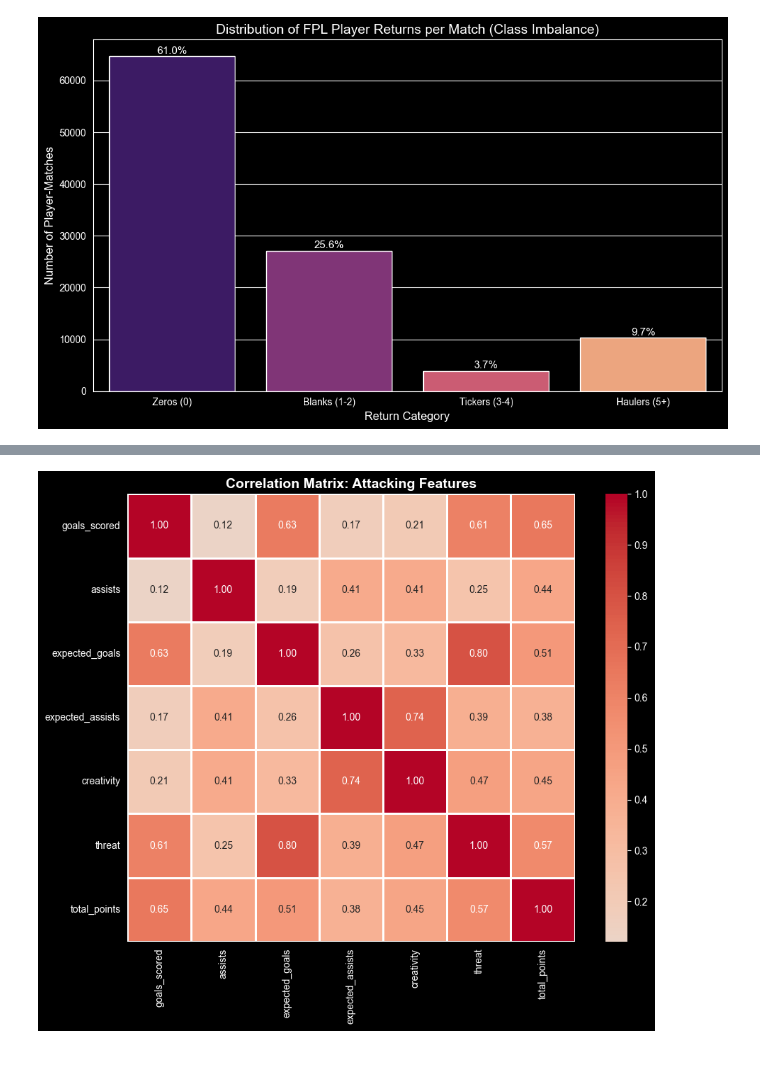
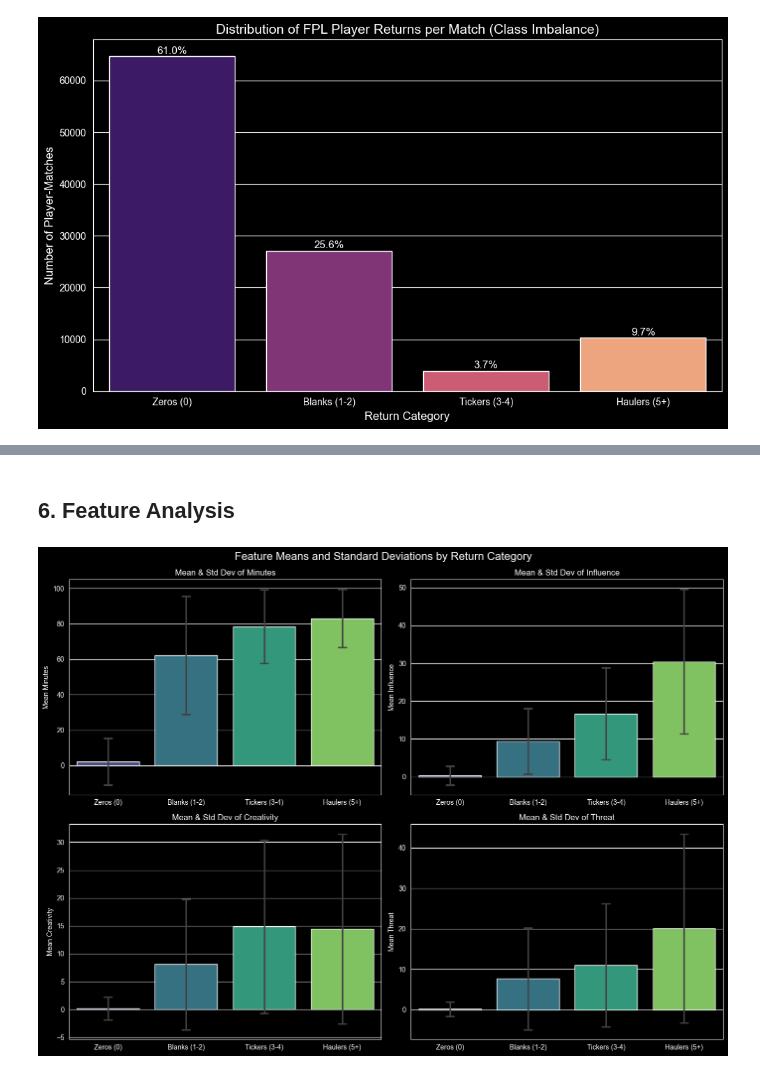
Before and after one commit to ChuckySRB/FPL-ML, a Jupyter notebook: notebooks/01_exploratory_data_analysis.ipynb, the cells around one changed output, grey strips where cells are left out. Drawn from its saved outputs; the diff is of its cells as text; code cells hidden in the pictures.

```diff
--- a/notebooks/01_exploratory_data_analysis.ipynb
+++ b/notebooks/01_exploratory_data_analysis.ipynb
@@ -508,20 +469,35 @@ METADATA (7 features):
-# %%
-# Correlation analysis for attacking features
-if 'attacking' in available_features and len(available_features['attacking']) >= 2:
-    attack_features = available_features['attacking']
-
-    # Add total_points for correlation
-    corr_features = attack_features + ['total_points']
-    corr_features = [f for f in corr_features if f in gameweeks_df.columns]
-
-    if len(corr_features) > 1:
-        corr_matrix = gameweeks_df[corr_features].corr()
-
-        plt.figure(figsize=(10, 8))
-        sns.heatmap(corr_matrix, annot=True, fmt='.2f', cmap='coolwarm',
-                   center=0, square=True, linewidths=1)
-        plt.title('Correlation Matrix: Attacking Features', fontsize=14, fontweight='bold')
-        plt.tight_layout()
-        plt.show()
-# %% [output]
-[figure, removed]
+# %% [markdown]
+## 6. Feature Analysis
+# %%
+features_to_plot = ['minutes', 'influence', 'creativity', 'threat']
+
+# Set up a grid of plots (2x2)
+fig, axes = plt.subplots(2, 2, figsize=(14, 10))
+axes = axes.flatten()
+
+# The order we discovered in step 2
+category_order = ['Zeros (0)', 'Blanks (1-2)', 'Tickers (3-4)', 'Haulers (5+)']
+
+for i, feature in enumerate(features_to_plot):
+    # sns.barplot automatically calculates the mean and
+    # errorbar='sd' forces the error bars to show standard deviation
+    sns.barplot(
+        data=gameweeks_df,
+        x='return_category',
+        y=feature,
+        order=category_order,
+        ax=axes[i],
+        palette='viridis',
+        errorbar='sd',
+        capsize=0.1 # Adds little caps to the error bars
+    )
+
+    axes[i].set_title(f'Mean & Std Dev of {feature.capitalize()}', fontsize=12)
+    axes[i].set_ylabel(f'Mean {feature.capitalize()}')
+    axes[i].set_xlabel('')
+
+plt.tight_layout()
+plt.suptitle('Feature Means and Standard Deviations by Return Category', y=1.02, fontsize=16)
+plt.show()
+# %% [output]
+[figure, added]
```
Also changed, not shown: parts of 16 cells of this notebook.
